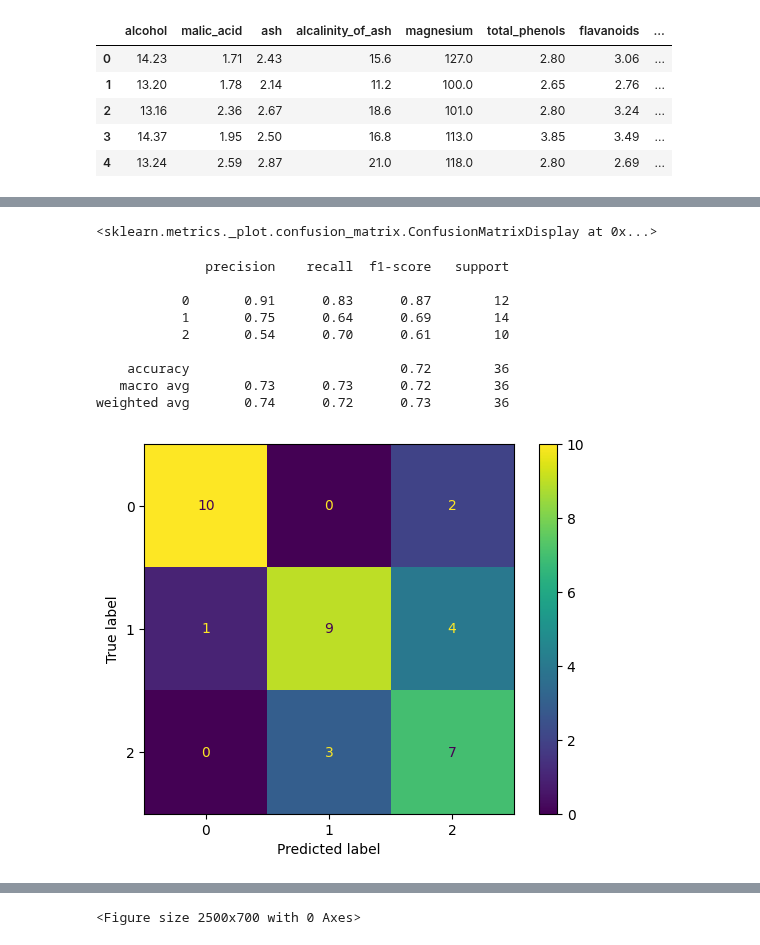
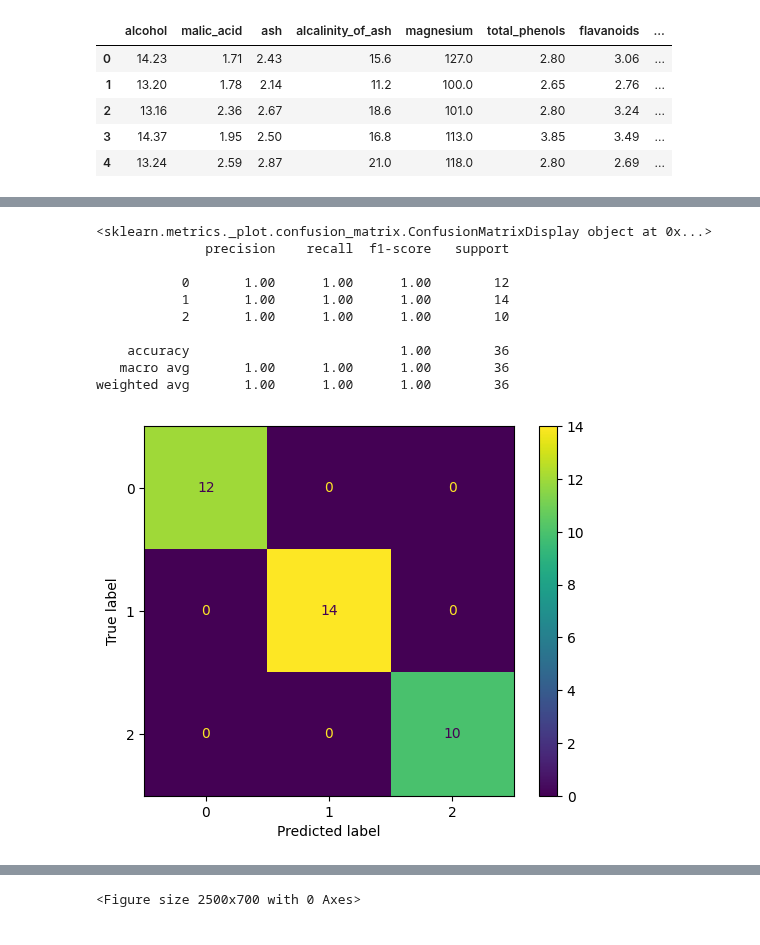
Before and after one commit to ancestor9/aSSIST, a Jupyter notebook: 06_Nearest Neighbors.ipynb, the cells around one changed output, grey strips where cells are left out. Cells and saved outputs as stored; diff of their text form; code cells hidden in the pictures.

```diff
--- a/06_Nearest Neighbors.ipynb
+++ b/06_Nearest Neighbors.ipynb
@@ -278,7 +250,7 @@ kf = model_selection.KFold(n_splits=3, shuffle=True, random_state=11)
 
 np.random.seed(111)
 pipe = pipeline.make_pipeline(
-    #preprocessing.StandardScaler(),
+    preprocessing.StandardScaler(),
     neighbors.KNeighborsClassifier()
 )
 
@@ -327,20 +299,22 @@ optimal parameter  : {'kneighborsclassifier__weights': 'distance', 'kneighborscl
 # %%
 sns.reset_defaults()
-metrics.plot_confusion_matrix(randomized, X_test, y_test)
+print(metrics.plot_confusion_matrix(randomized, X_test, y_test))
+
+
 y_pred = randomized.predict(X_test)
 print(metrics.classification_report(y_test, y_pred))
 # %% [output]
-<sklearn.metrics._plot.confusion_matrix.ConfusionMatrixDisplay at 0x...>
+<sklearn.metrics._plot.confusion_matrix.ConfusionMatrixDisplay object at 0x...>
+              precision    recall  f1-score   support
+
+           0       1.00      1.00      1.00        12
+           1       1.00      1.00      1.00        14
+           2       1.00      1.00      1.00        10
+
+    accuracy                           1.00        36
+   macro avg       1.00      1.00      1.00        36
+weighted avg       1.00      1.00      1.00        36
-              precision    recall  f1-score   support
-
-           0       0.91      0.83      0.87        12
-           1       0.75      0.64      0.69        14
-           2       0.54      0.70      0.61        10
-
-    accuracy                           0.72        36
-   macro avg       0.73      0.73      0.72        36
-weighted avg       0.74      0.72      0.73        36
-[figure, old version]
+[figure, new version]
 # %%
 ! pip install scikit-plot
 import scikitplot as skplt
```
Also changed, not shown: parts of 33 cells of this notebook, 4 other files.
